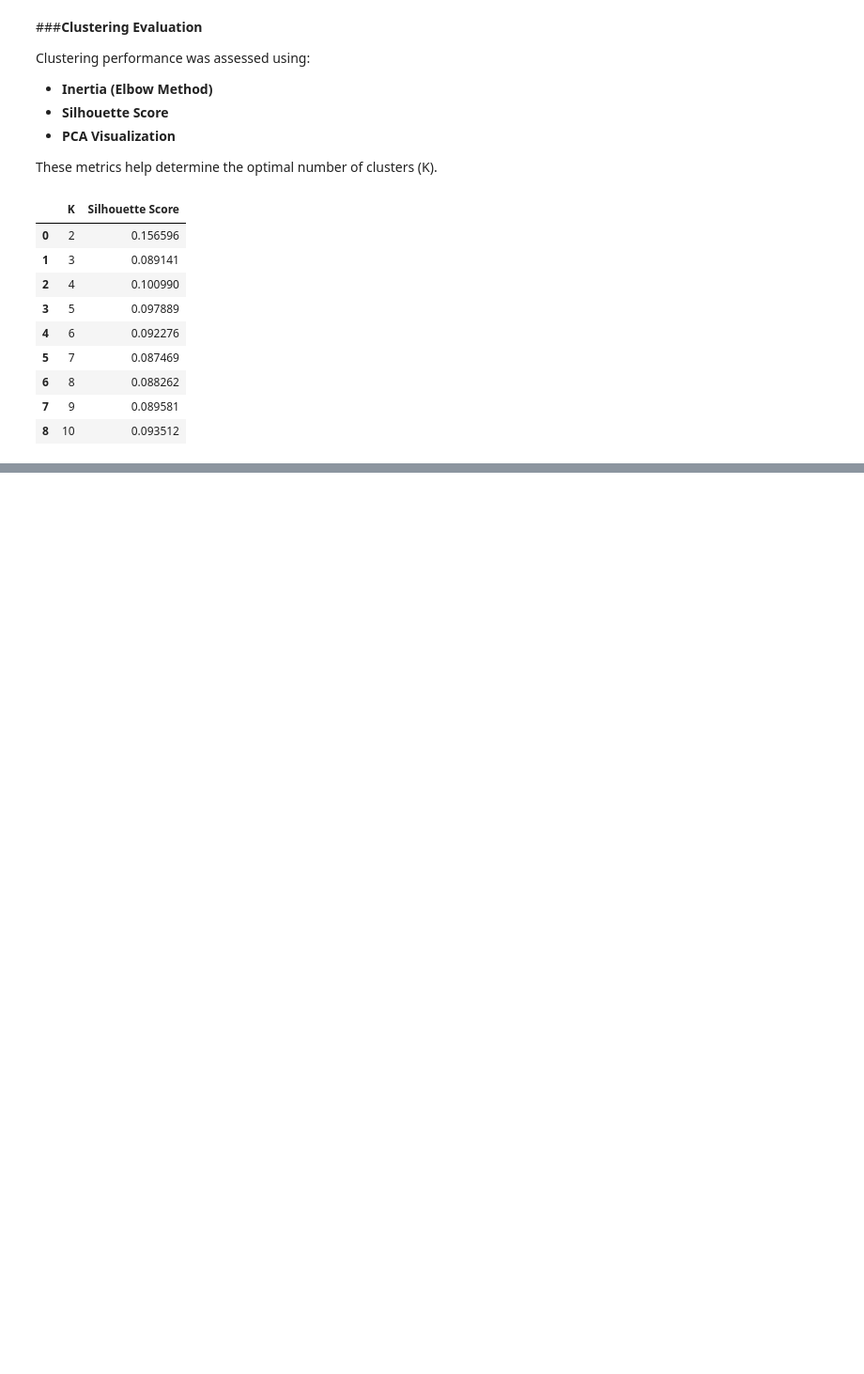
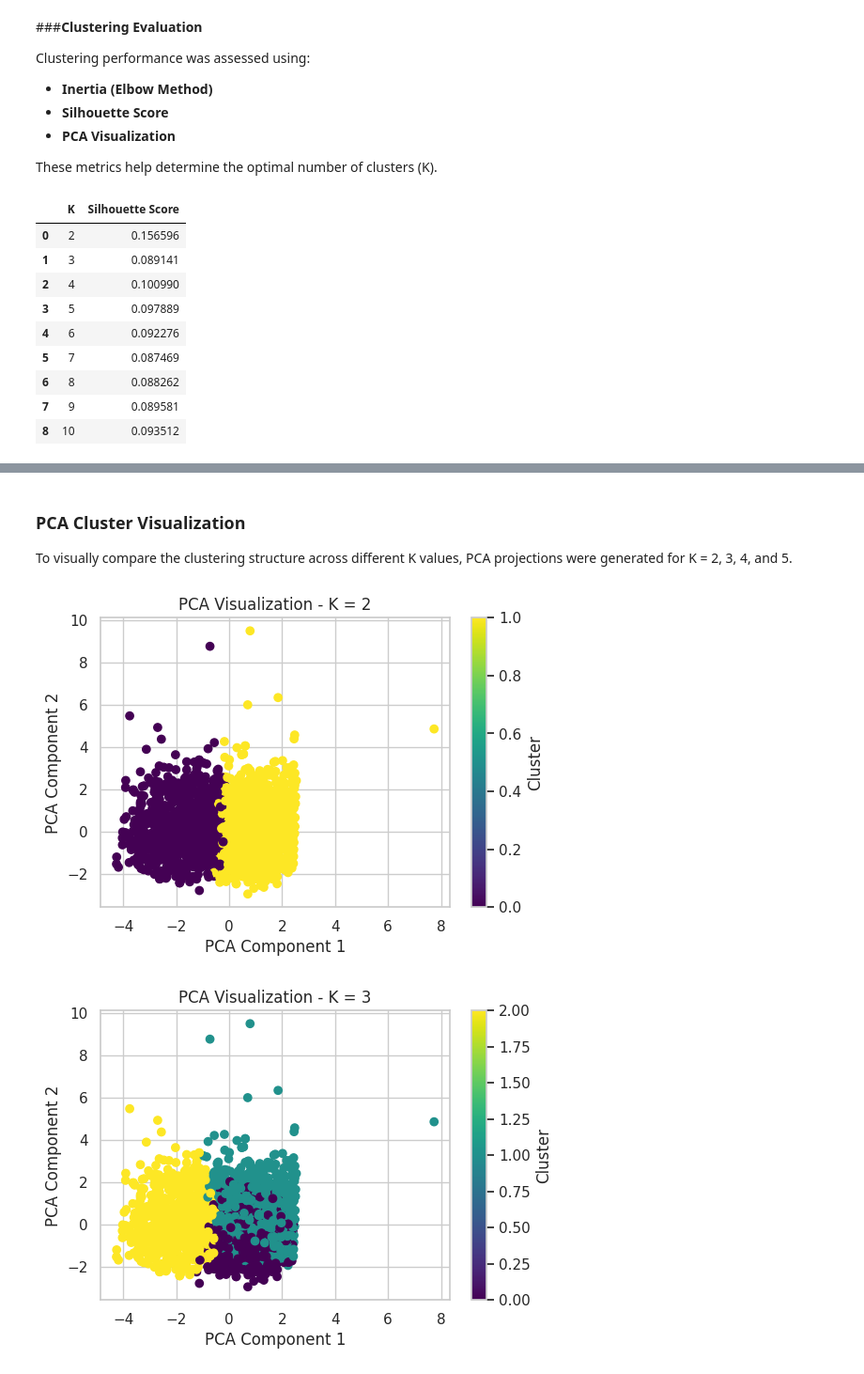
Before and after one commit to SaraAljuraybah/Data-Mining-Project, a Jupyter notebook: Reports/Phase3.ipynb, the cells around one changed output, grey strips where cells are left out. Shown at 94% size. Cells and saved outputs as stored; diff of their text form; code cells hidden in the pictures; blank space fills up the shorter version.

```diff
--- a/Reports/Phase3.ipynb
+++ b/Reports/Phase3.ipynb
@@ -1208,0 +1199,24 @@ Higher values of K show decreasing inertia, with the curve stabilizing after K =
+# %% [markdown]
+### PCA Cluster Visualization
+To visually compare the clustering structure across different K values, PCA projections were generated for K = 2, 3, 4, and 5.
+# %%
+from sklearn.decomposition import PCA
+import matplotlib.pyplot as plt
+
+pca = PCA(n_components=2)
+reduced = pca.fit_transform(X_scaled)
+
+for k in range(2, 5):
+    model = KMeans(n_clusters=k, random_state=42)
+    labels = model.fit_predict(X_scaled)
+
+    plt.figure(figsize=(6,4))
+    plt.scatter(reduced[:,0], reduced[:,1], c=labels, cmap='viridis')
+    plt.title(f"PCA Visualization - K = {k}")
+    plt.xlabel("PCA Component 1")
+    plt.ylabel("PCA Component 2")
+    plt.colorbar(label="Cluster")
+    plt.show()
+# %% [output]
+[figure, added]
+[figure, added]
```
Also changed, not shown: parts of 10 cells of this notebook.
